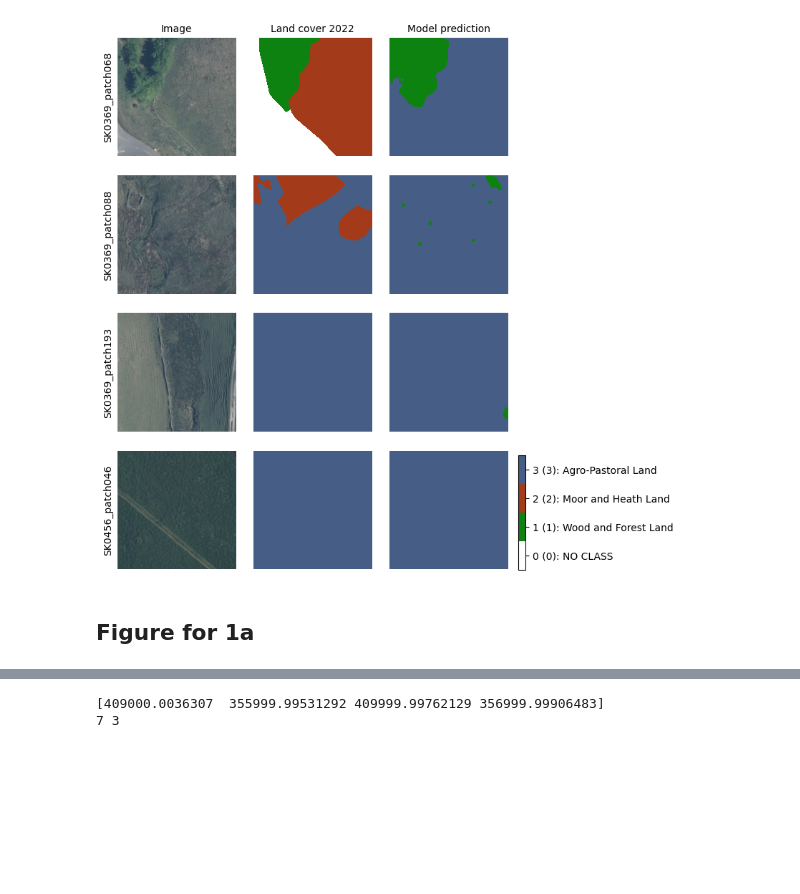
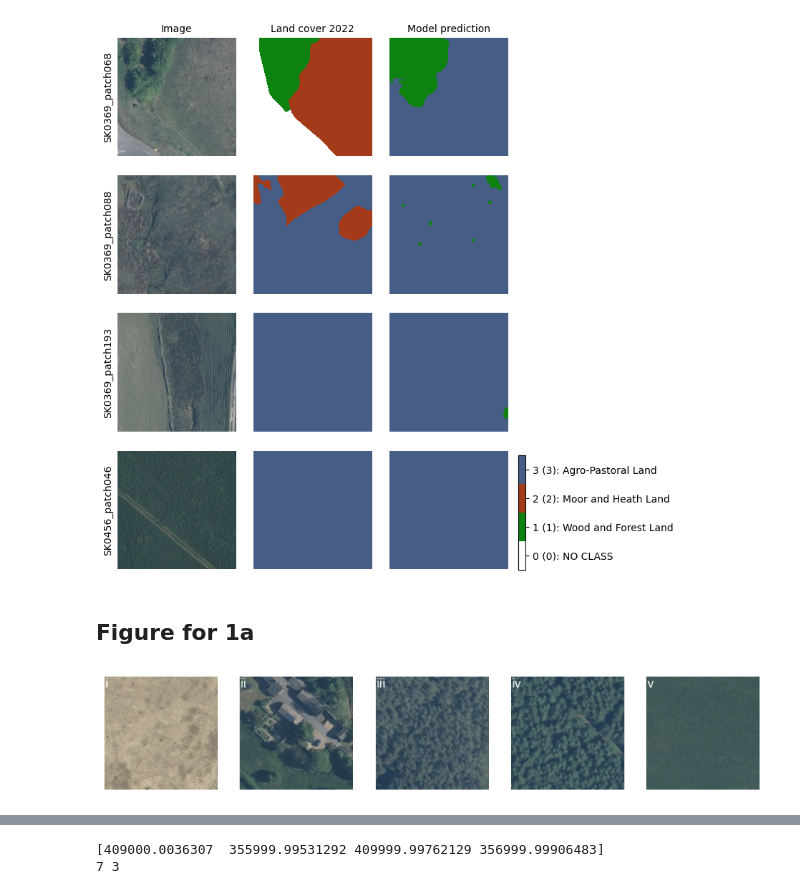
Before and after one commit to pdnpa/cnn-land-cover, a Jupyter notebook: notebooks/Figure CNN performance.ipynb, the cells around one changed output, grey strips where cells are left out. Drawn from its saved outputs; the diff is of its cells as text; code cells hidden in the pictures; blank space fills up the shorter version.

```diff
--- a/notebooks/Figure CNN performance.ipynb
+++ b/notebooks/Figure CNN performance.ipynb
@@ -800,16 +802,21 @@ print(kk)
 # %% [markdown]
 ## Figure for 1a
 # %%
+inds_examples = [10, 26, 39, 40, 77]  # either specify the indices or the names
+n_examples = len(inds_examples)
+fig, ax_ims = plt.subplots(1, n_examples, figsize=(n_examples * 2, 2))
 batch, patch_names = lcm.get_any_combination_from_ds(ds=test_ds_main, list_inds=inds_examples)
 
 ims_plot = lca.undo_zscore_single_image(im_ds=batch[0], f_preprocess=test_ds_main.preprocessing_func)
 ims_plot = ims_plot.detach().numpy()
 for i in range(n_examples):
     lcv.plot_image_simple(im=ims_plot[i, :, :, :], ax=ax_ims[i])
-    lcv.plot_landcover_image(im=predicted_labels[i, :, :], ax=ax_lcs[i],
-                            lc_class_name_list=test_ds_main.class_name_list,
-                            unique_labels_array=test_ds_main.unique_labels_arr,
-                            plot_colorbar=True if i == (n_examples - 1) and add_cbar else False,
-                            cax=ax_cbar)
+    # lcv.plot_landcover_image(im=predicted_labels[i, :, :], ax=ax_lcs[i],
+    #                         lc_class_name_list=test_ds_main.class_name_list,
+    #                         unique_labels_array=test_ds_main.unique_labels_arr,
+    #                         plot_colorbar=True if i == (n_examples - 1) and add_cbar else False,
+    #                         cax=ax_cbar)
     ax_ims[i].text(s=roman_numerics[i], x=2, y=2, ha='left', va='top', c='w')
+# %% [output]
+[figure, added]
 # %%
```
Also changed, not shown: parts of 8 cells of this notebook, 1 other file.
